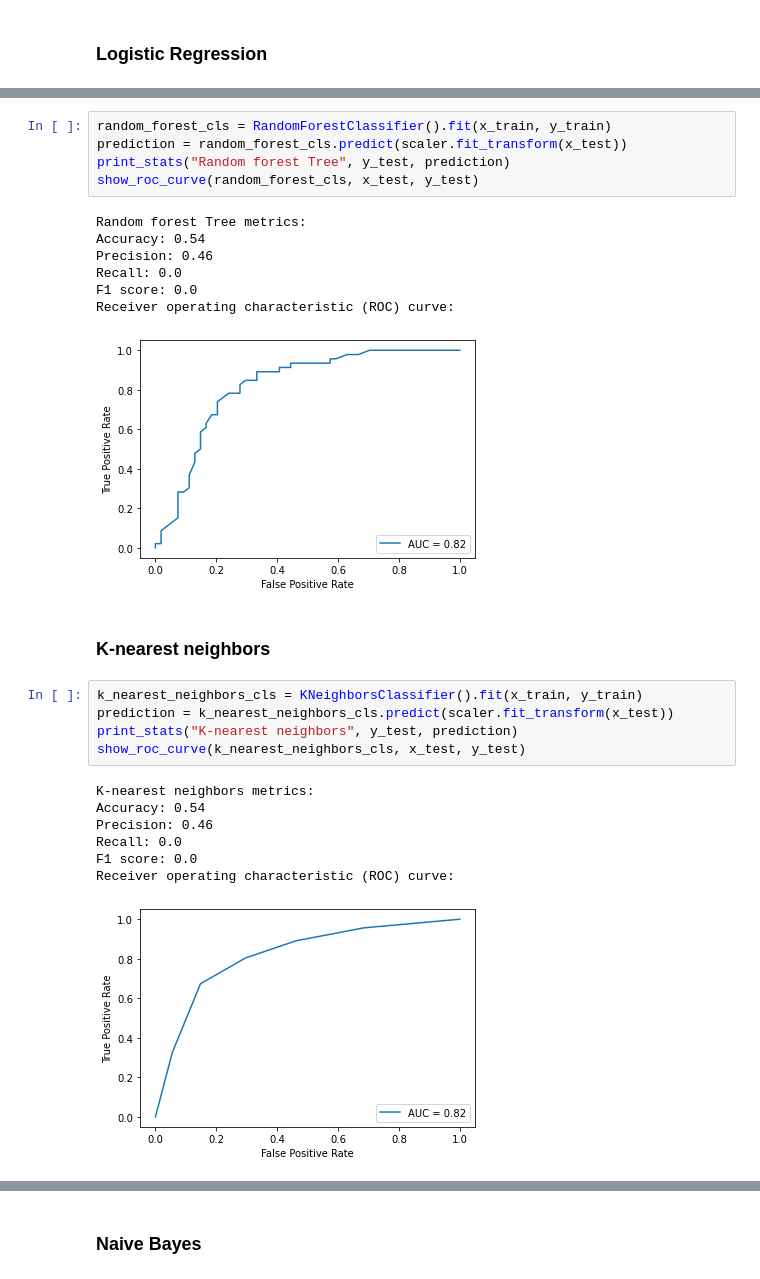
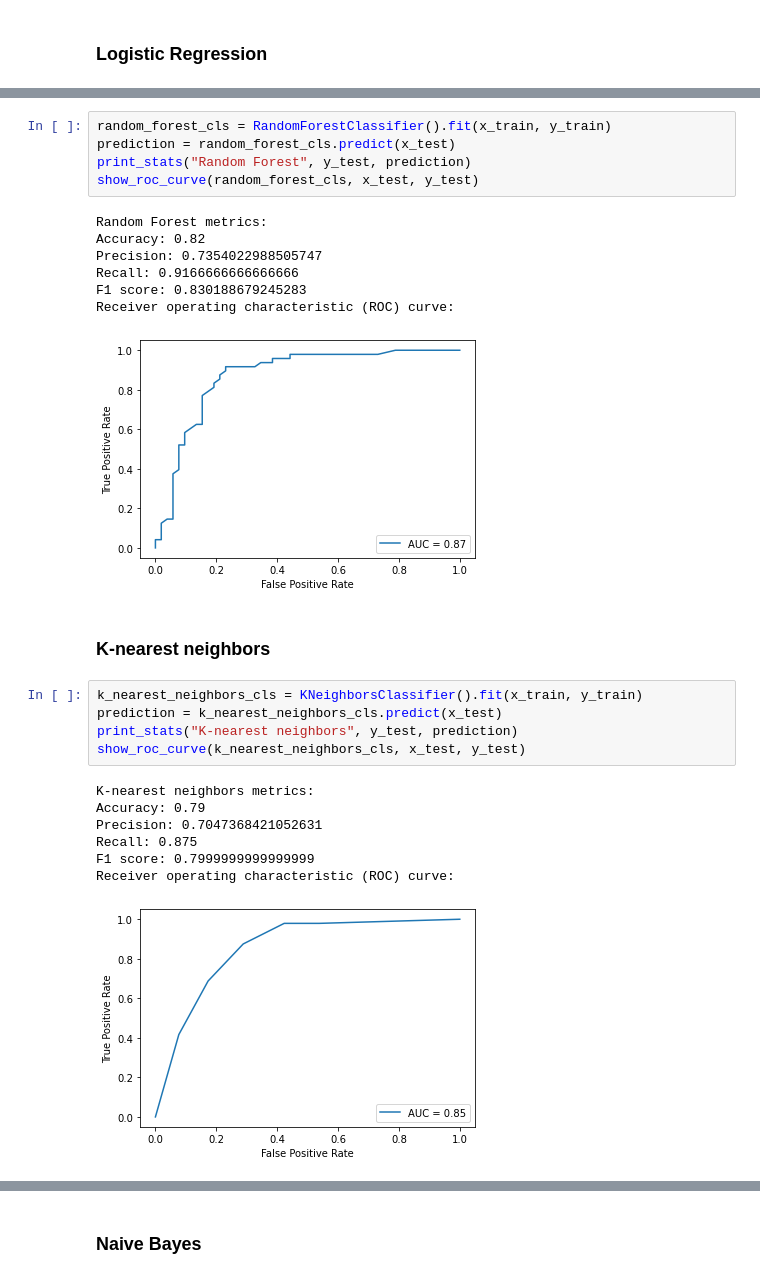
Before and after one commit to bearkillerPT/DataMining, a Jupyter notebook: DataMiningProject.ipynb, the cells around one changed output, grey strips where cells are left out. Drawn from its saved outputs; the diff is of its cells as text.

```diff
--- a/DataMiningProject.ipynb
+++ b/DataMiningProject.ipynb
@@ -161,29 +161,29 @@ Receiver operating characteristic (ROC) curve:
 # %%
 random_forest_cls = RandomForestClassifier().fit(x_train, y_train)
-prediction = random_forest_cls.predict(scaler.fit_transform(x_test))
-print_stats("Random forest Tree", y_test, prediction)
+prediction = random_forest_cls.predict(x_test)
+print_stats("Random Forest", y_test, prediction)
 show_roc_curve(random_forest_cls, x_test, y_test)
 # %% [output]
-Random forest Tree metrics:
-Accuracy: 0.54
-Precision: 0.46
-Recall: 0.0
-F1 score: 0.0
+Random Forest metrics:
+Accuracy: 0.82
+Precision: 0.7354022988505747
+Recall: 0.9166666666666666
+F1 score: 0.830188679245283
 Receiver operating characteristic (ROC) curve:
-[figure, old version]
+[figure, new version]
 # %% [markdown]
 ### K-nearest neighbors
 # %%
 k_nearest_neighbors_cls = KNeighborsClassifier().fit(x_train, y_train)
-prediction = k_nearest_neighbors_cls.predict(scaler.fit_transform(x_test))
+prediction = k_nearest_neighbors_cls.predict(x_test)
 print_stats("K-nearest neighbors", y_test, prediction)
 show_roc_curve(k_nearest_neighbors_cls, x_test, y_test)
 # %% [output]
 K-nearest neighbors metrics:
-Accuracy: 0.54
-Precision: 0.46
-Recall: 0.0
-F1 score: 0.0
+Accuracy: 0.79
+Precision: 0.7047368421052631
+Recall: 0.875
+F1 score: 0.7999999999999999
 Receiver operating characteristic (ROC) curve:
-[figure, old version]
+[figure, new version]
 # %% [markdown]
```
Also changed, not shown: parts of 12 cells of this notebook.
